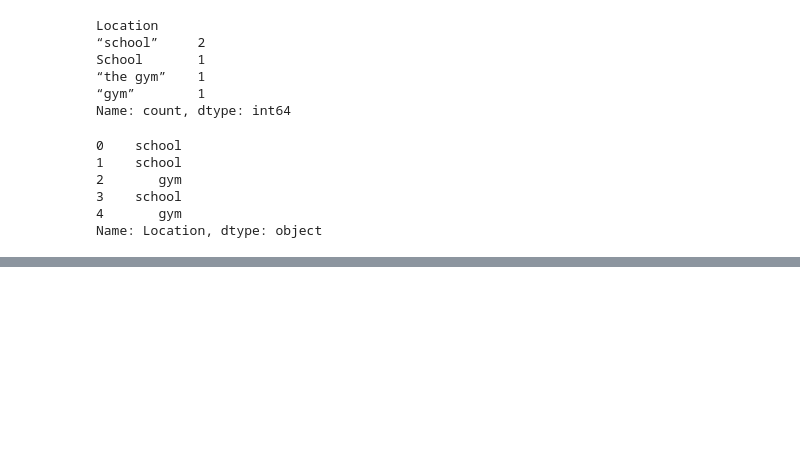
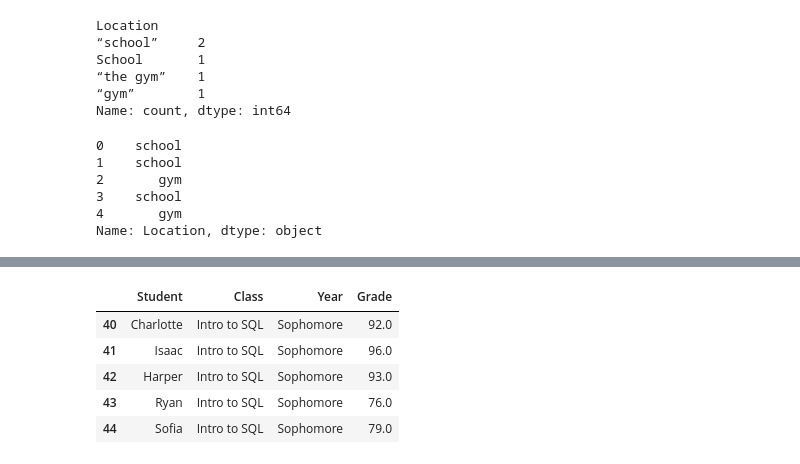
Before and after one commit to Camiloesp/Python-Data-Science-Data-Prep-EDA-with-Python, a Jupyter notebook: 2_CleaningData.ipynb, the cells around one changed output, grey strips where cells are left out. Cells and saved outputs as stored; diff of their text form; code cells hidden in the pictures; blank space fills up the shorter version.

```diff
--- a/2_CleaningData.ipynb
+++ b/2_CleaningData.ipynb
@@ -625,0 +674,11 @@ Name: Location, dtype: object
+# %%
+df_grades.reset_index(drop=True, inplace=True) # to reset ids after removing duplicated data
+# %%
+df_grades.iloc[40:45,:]
+# %% [output]
+|  | Student | Class | Year | Grade |
+| 40 | Charlotte | Intro to SQL | Sophomore | 92.0 |
+| 41 | Isaac | Intro to SQL | Sophomore | 96.0 |
+| 42 | Harper | Intro to SQL | Sophomore | 93.0 |
+| 43 | Ryan | Intro to SQL | Sophomore | 76.0 |
+| 44 | Sofia | Intro to SQL | Sophomore | 79.0 |
```
Also changed, not shown: parts of 7 cells of this notebook.
